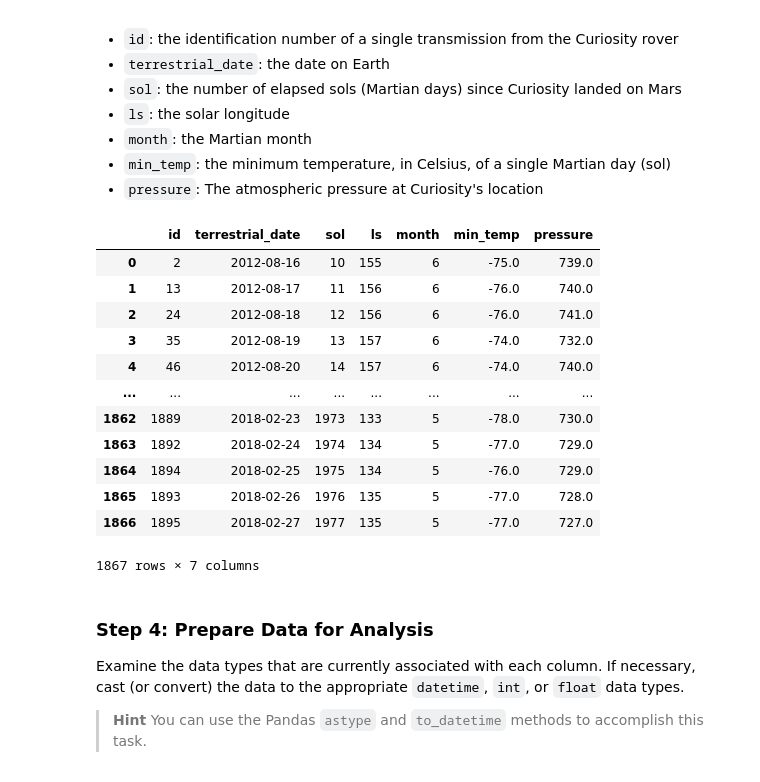
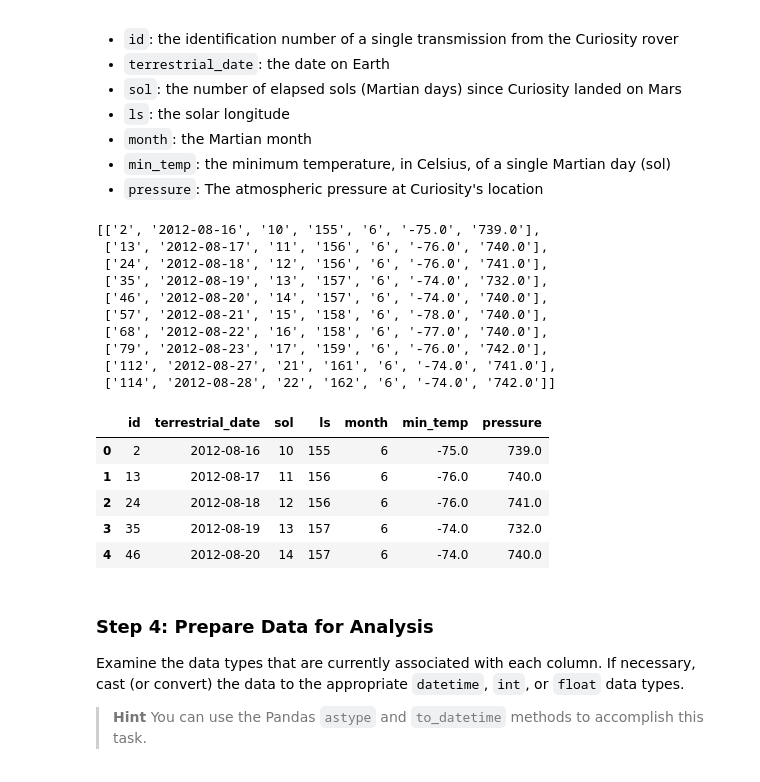
Before and after one commit to Vik1975/html-challenge, a Jupyter notebook: part_2_mars_weather.ipynb, the cells around one changed output. Drawn from its saved outputs; the diff is of its cells as text; code cells hidden in the pictures.

```diff
--- a/part_2_mars_weather.ipynb
+++ b/part_2_mars_weather.ipynb
@@ -58,27 +80,31 @@ for row in row_data:
         values.append(value.text)
     data.append(values)
 
-data
+data[:10]
+# %% [output]
+[['2', '2012-08-16', '10', '155', '6', '-75.0', '739.0'],
+ ['13', '2012-08-17', '11', '156', '6', '-76.0', '740.0'],
+ ['24', '2012-08-18', '12', '156', '6', '-76.0', '741.0'],
+ ['35', '2012-08-19', '13', '157', '6', '-74.0', '732.0'],
+ ['46', '2012-08-20', '14', '157', '6', '-74.0', '740.0'],
+ ['57', '2012-08-21', '15', '158', '6', '-78.0', '740.0'],
+ ['68', '2012-08-22', '16', '158', '6', '-77.0', '740.0'],
+ ['79', '2012-08-23', '17', '159', '6', '-76.0', '742.0'],
+ ['112', '2012-08-27', '21', '161', '6', '-74.0', '741.0'],
+ ['114', '2012-08-28', '22', '162', '6', '-74.0', '742.0']]
 # %%
 # Create a Pandas DataFrame by using the list of rows and a list of the column names
 mars_df = pd.DataFrame(data, columns = ['id', 'terrestrial_date', 'sol', 'ls', 'month', 'min_temp', 'pressure'])
 # %%
 # Confirm DataFrame was created successfully
-mars_df
+mars_df.head()
 # %% [output]
 |  | id | terrestrial_date | sol | ls | month | min_temp | pressure |
 | 0 | 2 | 2012-08-16 | 10 | 155 | 6 | -75.0 | 739.0 |
 | 1 | 13 | 2012-08-17 | 11 | 156 | 6 | -76.0 | 740.0 |
 | 2 | 24 | 2012-08-18 | 12 | 156 | 6 | -76.0 | 741.0 |
 | 3 | 35 | 2012-08-19 | 13 | 157 | 6 | -74.0 | 732.0 |
 | 4 | 46 | 2012-08-20 | 14 | 157 | 6 | -74.0 | 740.0 |
-| ... | ... | ... | ... | ... | ... | ... | ... |
-| 1862 | 1889 | 2018-02-23 | 1973 | 133 | 5 | -78.0 | 730.0 |
-| 1863 | 1892 | 2018-02-24 | 1974 | 134 | 5 | -77.0 | 729.0 |
-| 1864 | 1894 | 2018-02-25 | 1975 | 134 | 5 | -76.0 | 729.0 |
-| 1865 | 1893 | 2018-02-26 | 1976 | 135 | 5 | -77.0 | 728.0 |
-| 1866 | 1895 | 2018-02-27 | 1977 | 135 | 5 | -77.0 | 727.0 |
-1867 rows × 7 columns
 # %% [markdown]
 ### Step 4: Prepare Data for Analysis
 
```
Also changed, not shown: parts of 15 cells of this notebook.
